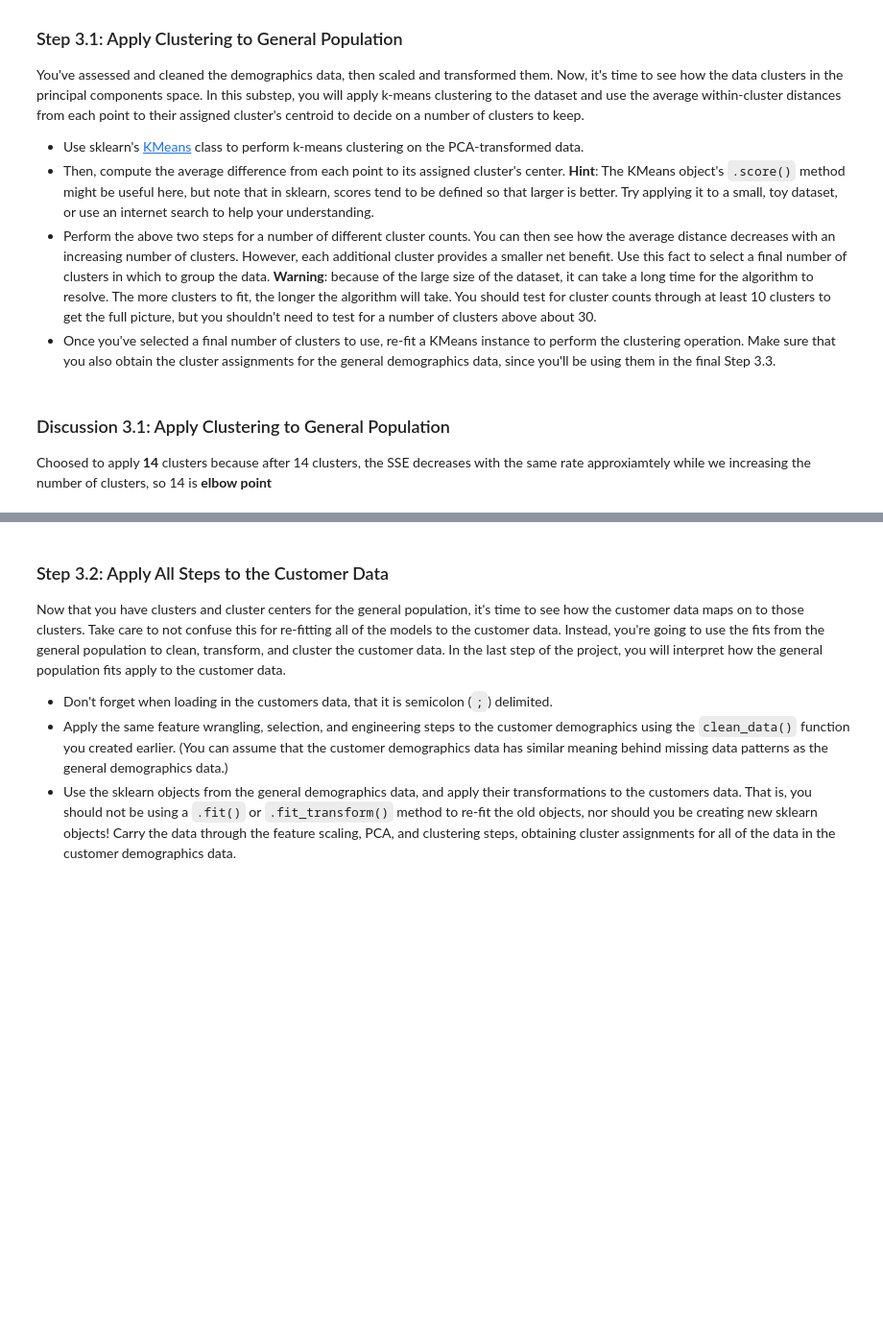
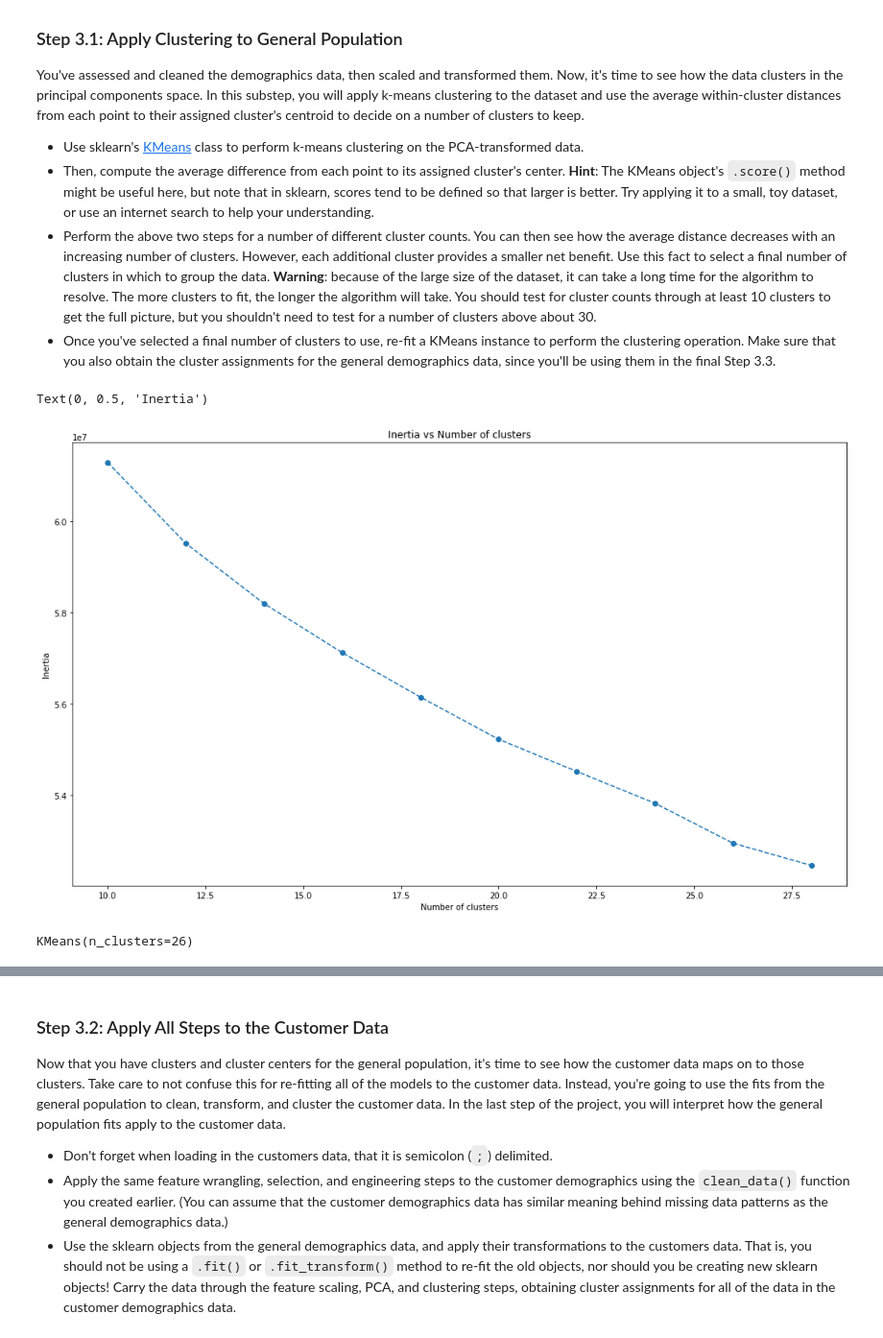
Before and after one commit to mahmodKhaled/Identify-Customer-Segments, a Jupyter notebook: Identify_Customer_Segments.ipynb, the cells around one changed output, grey strips where cells are left out. Shown at 96% size. Cells and saved outputs as stored; diff of their text form; code cells hidden in the pictures; blank space fills up the shorter version.

```diff
--- a/Identify_Customer_Segments.ipynb
+++ b/Identify_Customer_Segments.ipynb
@@ -993,27 +1012,27 @@ You've assessed and cleaned the demographics data, then scaled and transformed t
 # %%
 # Over a number of different cluster counts run k-means clustering on the data and
 # compute the average within-cluster distances.
-cluster_counts = np.arange(2,30,4)
-averge_distance = []
-for k in cluster_counts:
+clusters  = np.arange(10,30,2)
+inertias = []
+for k in clusters :
     kmeans = KMeans(k)
-    model_i = kmeans.fit(X_pca)
-    label_i = model_i.predict(X_pca)
-    averge_distance.append(abs(kmeans.score(X_pca)))
+    kmeans.fit(azdias_pca)
+    inertias.append(kmeans.inertia_)
 # %%
 # Investigate the change in within-cluster distance across number of clusters.
 # HINT: Use matplotlib's plot function to visualize this relationship.
-plt.suptitle("SSE vs K")
-plt.plot(cluster_counts,averge_distance,marker="o",linestyle="--")
-plt.xlabel("K")
-plt.ylabel("SSE")
+plt.figure(figsize=(17,10))
+plt.title("Inertia vs Number of clusters")
+plt.plot(clusters, inertias, marker='o', linestyle="--")
+plt.xlabel("Number of clusters")
+plt.ylabel("Inertia")
+# %% [output]
+Text(0, 0.5, 'Inertia')
+[figure, added]
 # %%
 # Re-fit the k-means model with the selected number of clusters and obtain
 # cluster predictions for the general population demographics data.
-kmean2 = KMeans(14)
-model2 = kmean2.fit(X_pca)
-label2 = model2.predict(X_pca)
+kmeans = KMeans(n_clusters= 26)
+kmeans.fit(azdias_pca)
+# %% [output]
+KMeans(n_clusters=26)
-# %% [markdown]
-### Discussion 3.1: Apply Clustering to General Population
-
-Choosed to apply **14** clusters because after 14 clusters, the SSE decreases with the same rate approxiamtely while we increasing the number of clusters, so 14 is **elbow point**
```
Also changed, not shown: parts of 29 cells of this notebook.
